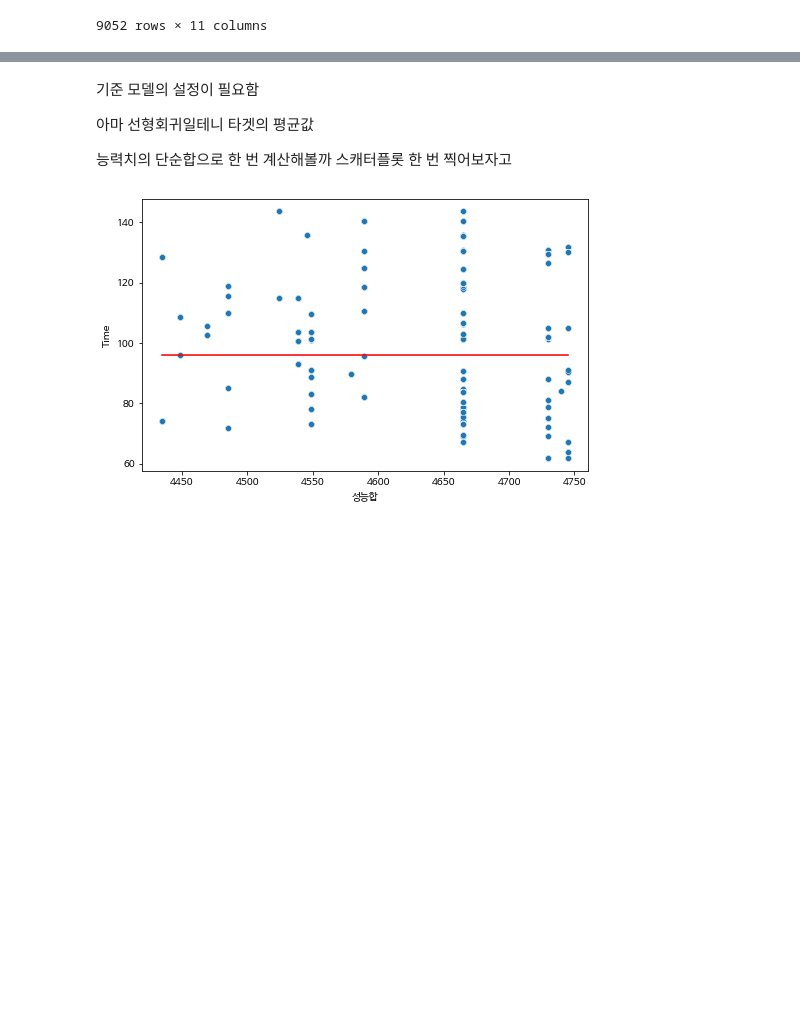
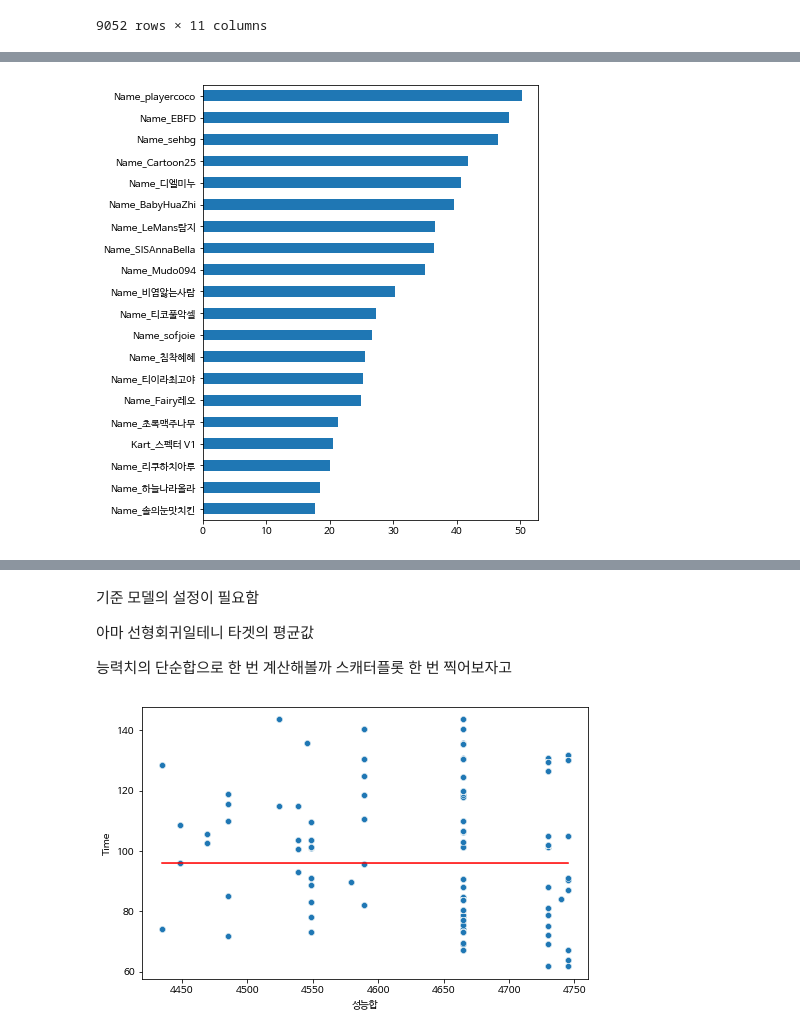
Before and after one commit to ORCT/ds-section2-project, a Jupyter notebook: Modeling.ipynb, the cells around one changed output, grey strips where cells are left out. Saved outputs shown, nothing was run; the diff lists cells and outputs as text; code cells hidden in the pictures; blank space fills up the shorter version.

```diff
--- a/Modeling.ipynb
+++ b/Modeling.ipynb
@@ -59,0 +219,11 @@ df
+# %%
+from sklearn.model_selection import cross_val_score
+
+# 선형회귀를 ols라는 객체에 저장합니다.
+ols = LinearRegression()
+
+# 모델 학습
+ols.fit(X_train_ohe, y_train)
+
+# 성능 비교
+ols_train, ols_val, ols_test = print_score(ols,X_train_ohe, y_train, X_test_ohe, y_test)
@@ -59,0 +255,13 @@ df
+# %%
+from sklearn.feature_selection import f_regression, SelectKBest
+
+# selector를 정의합니다.
+# 총 282개 특성 중 50개만 사용하도록 하겠습니다.
+
+selector = SelectKBest(score_func= f_regression, k=50)
+
+# 학습 데이터에 fit_transform
+X_train_selected = selector.fit_transform(X_train_ohe, y_train)
+
+# 테스트 데이터는 transform
+X_test_selected = selector.transform(X_test_ohe)
@@ -59,0 +301,7 @@ df
+# %%
+# 50개의 특성으로 다중선형회귀 모델을 만들어보겠습니다.
+ols_fs = LinearRegression()
+ols_fs.fit(X_train_selected, y_train)
+
+# 성능 비교
+ols_fs_train, ols_fs_val, ols_fs_test = print_score(ols_fs, X_train_selected, y_train, X_test_selected, y_test)
@@ -59,0 +312,3 @@ df
+# %%
+ols_fs_coef = pd.Series(ols_fs.coef_, selector.get_feature_names_out())
+ols_fs_coef.sort_values(ascending=False)
@@ -59,0 +333,5 @@ df
+# %%
+ols_fs_coef.sort_values().tail(20).plot.barh(figsize=(6, 8))
+plt.show()
+# %% [output]
+[figure, added]
```
Also changed, not shown: parts of 43 cells of this notebook.
